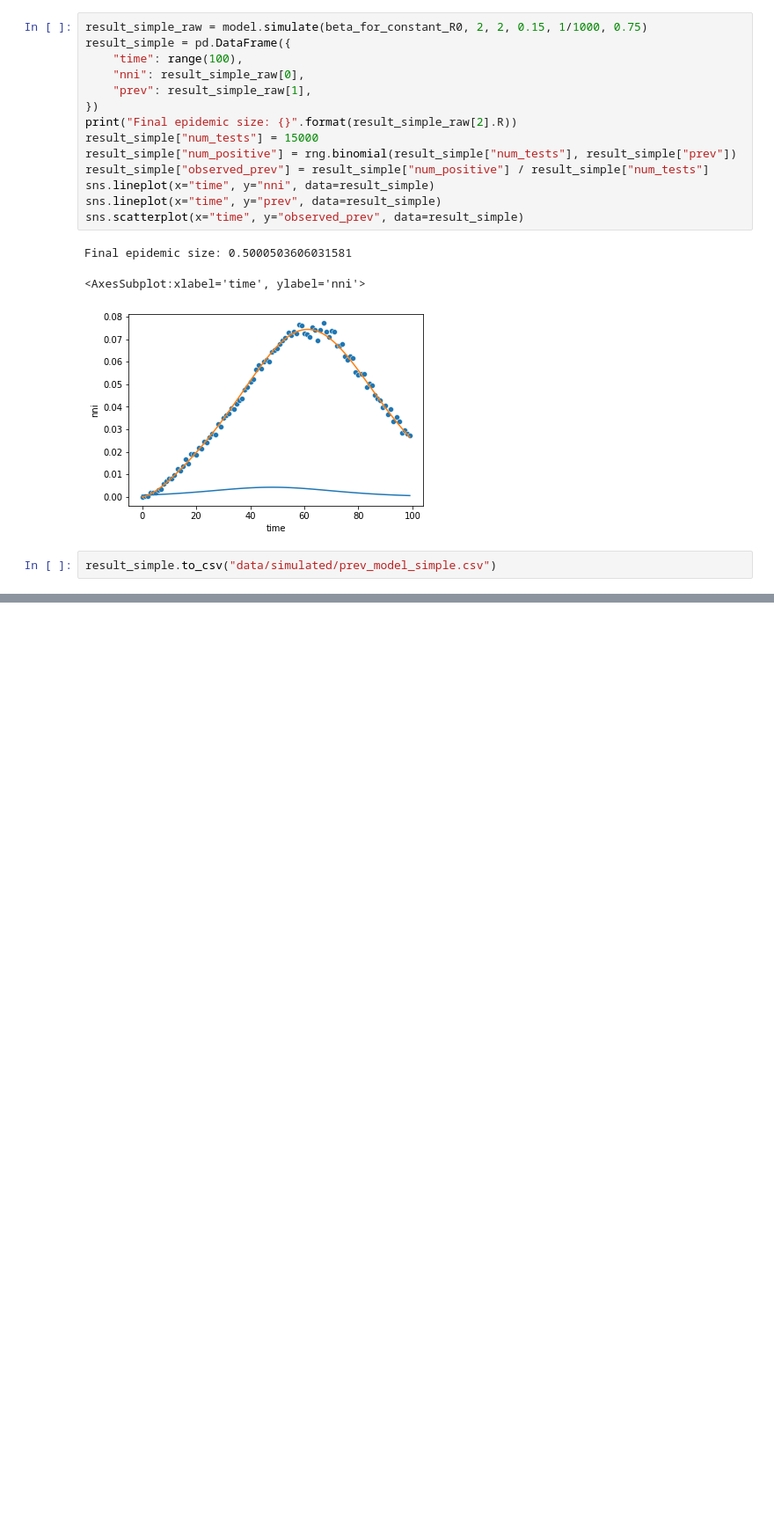
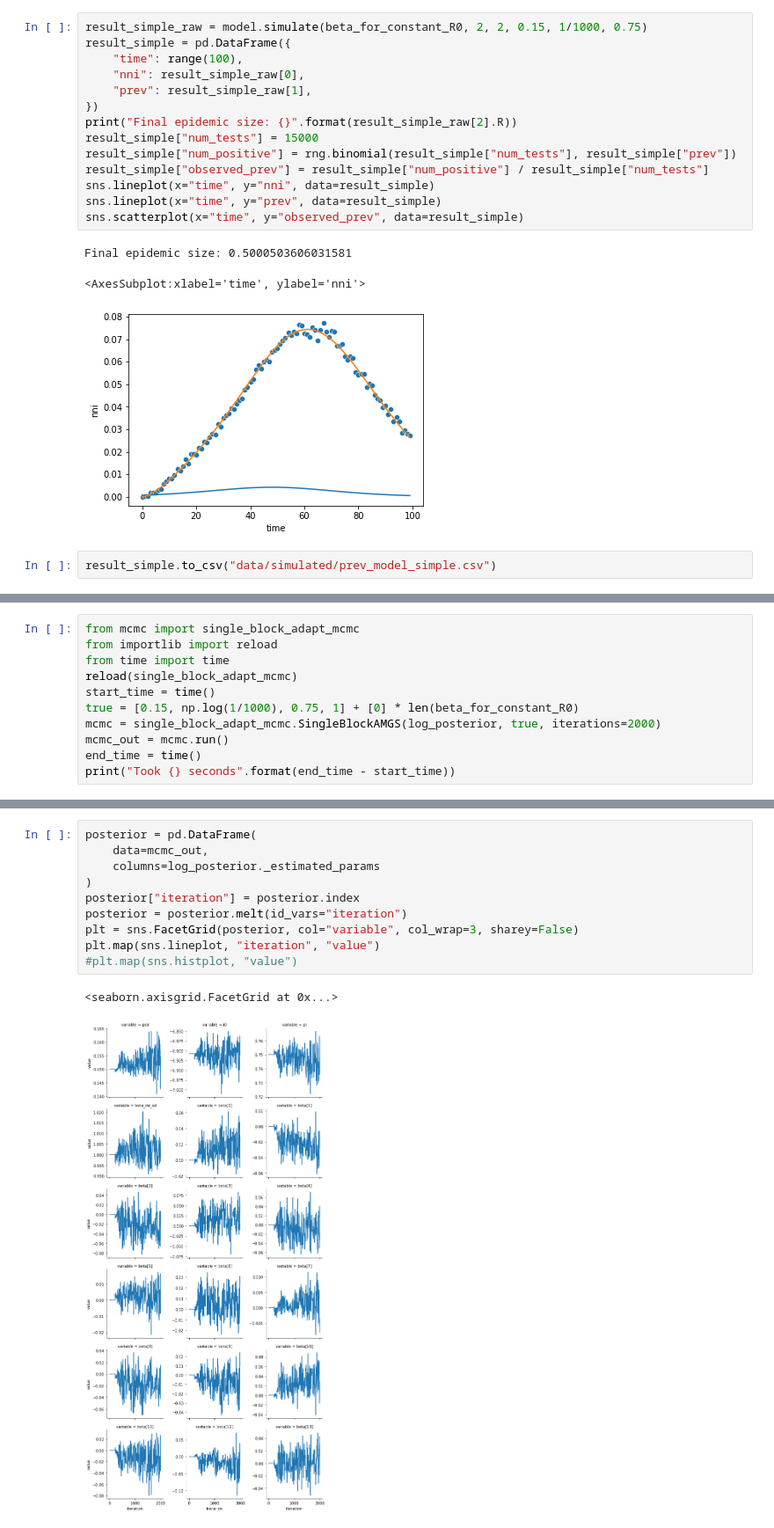
Before and after one commit to joshuablake/covid19-seir, a Jupyter notebook: notebooks/prev_model.ipynb, the cells around one changed output, grey strips where cells are left out. Shown at 88% size. Saved outputs shown, nothing was run; the diff lists cells and outputs as text; blank space fills up the shorter version.

Commit message:
MCMC for generated data

```diff
--- a/notebooks/prev_model.ipynb
+++ b/notebooks/prev_model.ipynb
@@ -47,0 +44,11 @@ Invalid params
+# %%
+from mcmc import single_block_adapt_mcmc
+from importlib import reload
+from time import time
+reload(single_block_adapt_mcmc)
+start_time = time()
+true = [0.15, np.log(1/1000), 0.75, 1] + [0] * len(beta_for_constant_R0)
+mcmc = single_block_adapt_mcmc.SingleBlockAMGS(log_posterior, true, iterations=2000)
+mcmc_out = mcmc.run()
+end_time = time()
+print("Took {} seconds".format(end_time - start_time))
@@ -47,0 +64,13 @@ Invalid params
+# %%
+posterior = pd.DataFrame(
+    data=mcmc_out,
+    columns=log_posterior._estimated_params
+)
+posterior["iteration"] = posterior.index
+posterior = posterior.melt(id_vars="iteration")
+plt = sns.FacetGrid(posterior, col="variable", col_wrap=3, sharey=False)
+plt.map(sns.lineplot, "iteration", "value")
+#plt.map(sns.histplot, "value")
+# %% [output]
+<seaborn.axisgrid.FacetGrid at 0x...>
+[figure, added]
```
Also changed, not shown: parts of 4 cells of this notebook, 2 other files.
